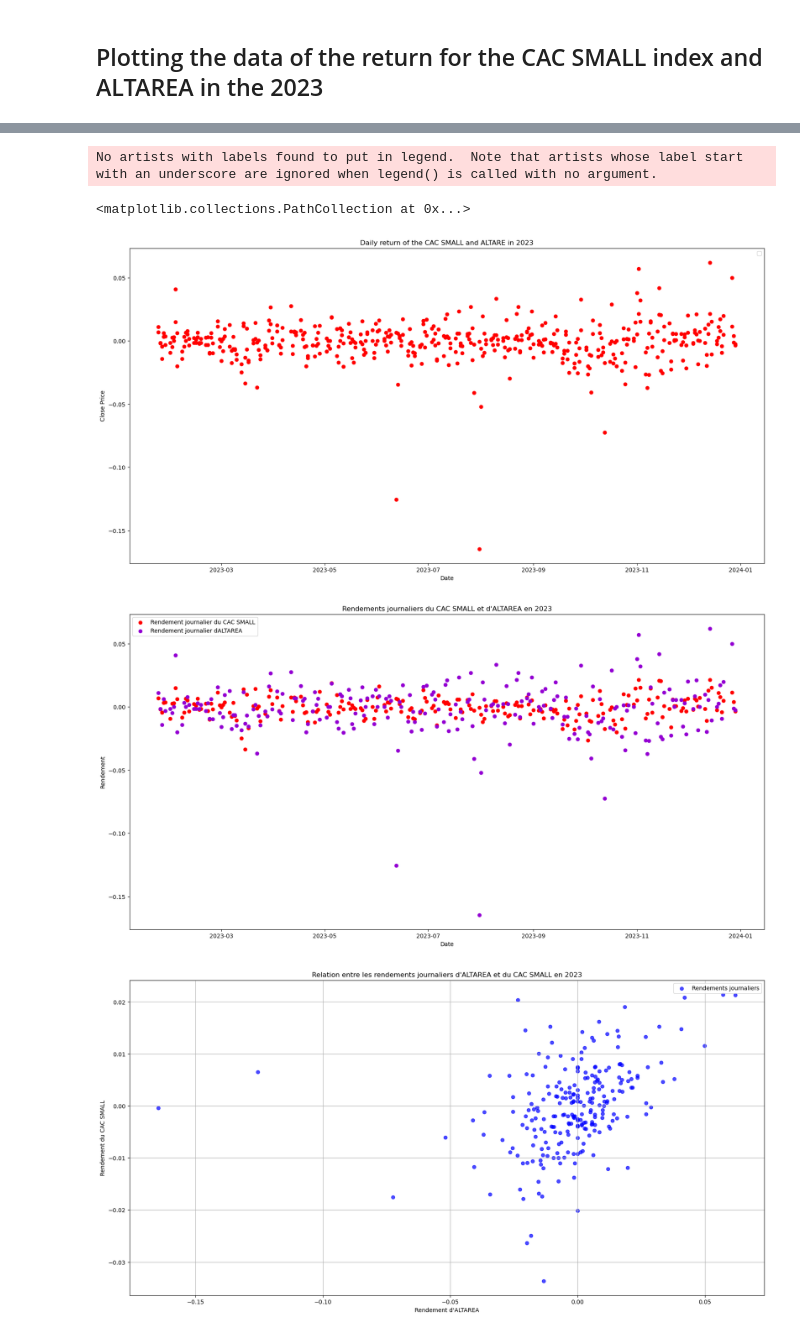
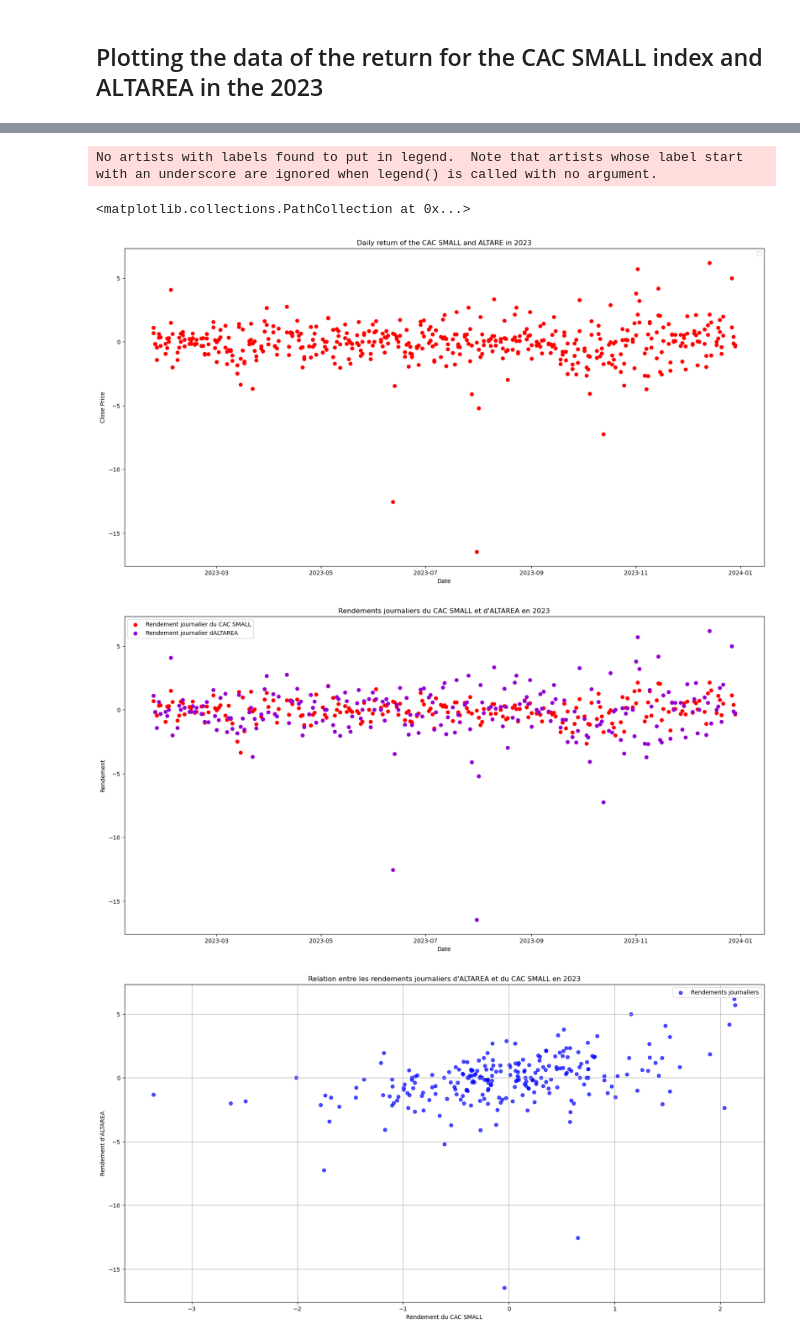
Before and after one commit to issakachaou/M1, a Jupyter notebook: Analyse financière/PROJET_ANALYSE_FINANCIERE/FINANCIAL_ANALYSIS_PROJECT.ipynb, the cells around one changed output, grey strips where cells are left out. Saved outputs shown, nothing was run; the diff lists cells and outputs as text; code cells hidden in the pictures.

```diff
--- a/Analyse financière/PROJET_ANALYSE_FINANCIERE/FINANCIAL_ANALYSIS_PROJECT.ipynb
+++ b/Analyse financière/PROJET_ANALYSE_FINANCIERE/FINANCIAL_ANALYSIS_PROJECT.ipynb
@@ -224,11 +224,11 @@ The annual return of ALTAREA in 2023 is : -36.60855784469097 %
 # Computing the daily return for the CAC SMALL index and ALTAREA in 2023
 
 df_CAC_2023 = df_CAC_2023[df_CAC_2023['Date'].dt.year == 2023].copy()
-df_CAC_2023['CAC_SMALL_return'] = np.log(df_CAC_2023['Close']/df_CAC_2023['Close'].shift(1))
+df_CAC_2023['CAC_SMALL_return'] = np.log(df_CAC_2023['Close']/df_CAC_2023['Close'].shift(1))*100
 print(df_CAC_2023.head(10))
 print('\n')
 df_ALTA_2023 = df_ALTA_2023[df_ALTA_2023['Date'].dt.year == 2023].copy()
-df_ALTA_2023['ALTA_return'] = np.log(df_ALTA_2023['Close']/df_ALTA_2023['Close'].shift(1))
+df_ALTA_2023['ALTA_return'] = np.log(df_ALTA_2023['Close']/df_ALTA_2023['Close'].shift(1))*100
 print(df_ALTA_2023.head(10))
 # %% [output]
         Date     Close  CAC_SMALL_return
@@ -349,7 +349,7 @@ plt.scatter((df_CAC_2023['Date'],df_ALTA_2023['Date']),(df_CAC_2023['CAC_SMALL_r
 # %% [output]
 No artists with labels found to put in legend.  Note that artists whose label start with an underscore are ignored when legend() is called with no argument.
 <matplotlib.collections.PathCollection at 0x...>
-[figure, old version]
+[figure, new version]
 # %%
 plt.figure(figsize=(20,10))
 plt.title("Rendements journaliers du CAC SMALL et d'ALTAREA en 2023")
@@ -360,15 +360,15 @@ plt.scatter(df_ALTA_2023['Date'], df_ALTA_2023['ALTA_return'], label='Rendement
 plt.legend()
 plt.show()
 # %% [output]
-[figure, old version]
+[figure, new version]
 # %%
 plt.figure(figsize=(20,10))
 plt.title("Relation entre les rendements journaliers d'ALTAREA et du CAC SMALL en 2023")
-plt.xlabel("Rendement d'ALTAREA")
-plt.ylabel("Rendement du CAC SMALL")
-plt.scatter(df_ALTA_2023['ALTA_return'], df_CAC_2023['CAC_SMALL_return'], color='blue', alpha=0.7)
+plt.ylabel("Rendement d'ALTAREA")
+plt.xlabel("Rendement du CAC SMALL")
+plt.scatter(df_CAC_2023['CAC_SMALL_return'],df_ALTA_2023['ALTA_return'], color='blue', alpha=0.7)
 plt.legend(["Rendements journaliers"])
 plt.grid(True)
 plt.show()
 # %% [output]
-[figure, old version]
+[figure, new version]
```
Also changed, not shown: parts of 6 cells of this notebook, 16 other files.
